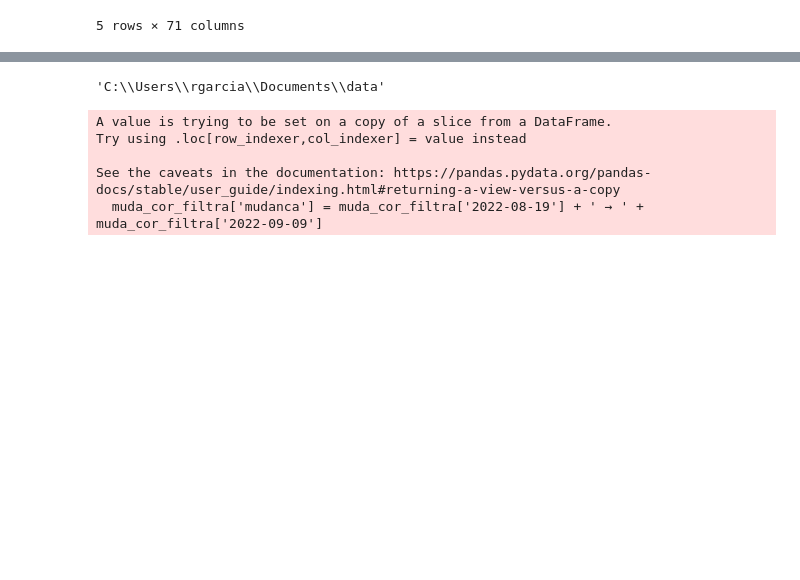
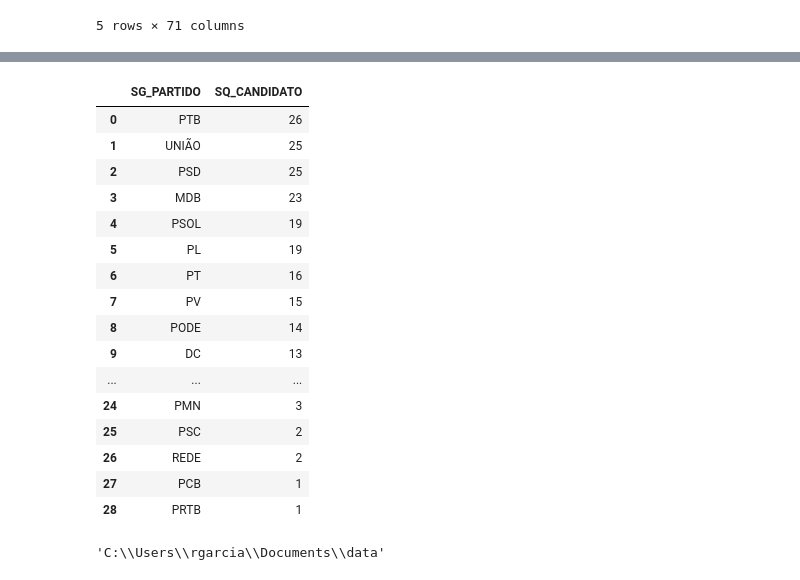
Before and after one commit to rafagarc/eleicoes_2022, a Jupyter notebook: Raca_mudanca.ipynb, the cells around one changed output, grey strips where cells are left out. Saved outputs shown, nothing was run; the diff lists cells and outputs as text; code cells hidden in the pictures; blank space fills up the shorter version.

```diff
--- a/Raca_mudanca.ipynb
+++ b/Raca_mudanca.ipynb
@@ -112,30 +177,46 @@ cor_espelha.columns = ['2022-08-19', '2022-09-09']
 # %%
 cor_espelha = cor_espelha.reset_index().fillna('(NÃO PREENCHIDO)')
 # %%
-muda_cor = cor_espelha[(cor_espelha['2022-08-19'] != cor_espelha['2022-09-09'])].reset_index(drop=True)
+muda_cor = cor_espelha[(cor_espelha['2022-08-19'] != cor_espelha['2022-09-15'])].reset_index(drop=True)
 # %%
 muda_cor = muda_cor.merge(df, how='left', on='SQ_CANDIDATO')
 # %%
-muda_cor_filtra = muda_cor[['SQ_CANDIDATO', '2022-08-19', '2022-09-09', 'SG_UF',
+muda_cor_filtra = muda_cor[['SQ_CANDIDATO', '2022-08-19', '2022-09-15', 'SG_UF',
        'DS_CARGO', 'NM_CANDIDATO', 'NM_URNA_CANDIDATO', 'SG_PARTIDO']]
 # %%
-# PLACE HERE
+muda_cor_filtra = muda_cor_filtra[~muda_cor_filtra['2022-08-19'].isin(['(NÃO PREENCHIDO)', 'NÃO INFORMADO'])].reset_index(drop=True)
+# %%
+muda_cor_filtra = muda_cor_filtra[~muda_cor_filtra['NM_CANDIDATO'].isna()]
 # %%
 rank_partido = muda_cor_filtra.groupby(['SG_PARTIDO']).SQ_CANDIDATO.count().reset_index().sort_values(by='SQ_CANDIDATO', ascending=False)
+# %%
+rank_partido.reset_index(drop=True)
+# %% [output]
+|  | SG_PARTIDO | SQ_CANDIDATO |
+| 0 | PTB | 26 |
+| 1 | UNIÃO | 25 |
+| 2 | PSD | 25 |
+| 3 | MDB | 23 |
+| 4 | PSOL | 19 |
+| 5 | PL | 19 |
+| 6 | PT | 16 |
+| 7 | PV | 15 |
+| 8 | PODE | 14 |
+| 9 | DC | 13 |
+| ... | ... | ... |
+| 24 | PMN | 3 |
+| 25 | PSC | 2 |
+| 26 | REDE | 2 |
+| 27 | PCB | 1 |
+| 28 | PRTB | 1 |
+# %%
+os.getcwd()
+# %% [output]
+'C:\\Users\\rgarcia\\Documents\\data'
 # %%
 rank_partido.to_csv('muda_cor_partido.csv', index=False)
 # %%
 muda_cor_filtra.to_csv('muda_cor_candidato.csv', index=False)
-# %%
-os.getcwd()
-# %% [output]
-'C:\\Users\\rgarcia\\Documents\\data'
 # %%
-muda_cor_filtra['mudanca'] = muda_cor_filtra['2022-08-19'] + ' → ' + muda_cor_filtra['2022-09-09']
+muda_cor_filtra['mudanca'] = muda_cor_filtra['2022-08-19'] + ' → ' + muda_cor_filtra['2022-09-15']
-# %% [output]
-A value is trying to be set on a copy of a slice from a DataFrame.
-Try using .loc[row_indexer,col_indexer] = value instead
-
-See the caveats in the documentation: https://pandas.pydata.org/pandas-docs/stable/user_guide/indexing.html#returning-a-view-versus-a-copy
-  muda_cor_filtra['mudanca'] = muda_cor_filtra['2022-08-19'] + ' → ' + muda_cor_filtra['2022-09-09']
 # %%
```
Also changed, not shown: parts of 15 cells of this notebook, 1 other file.
